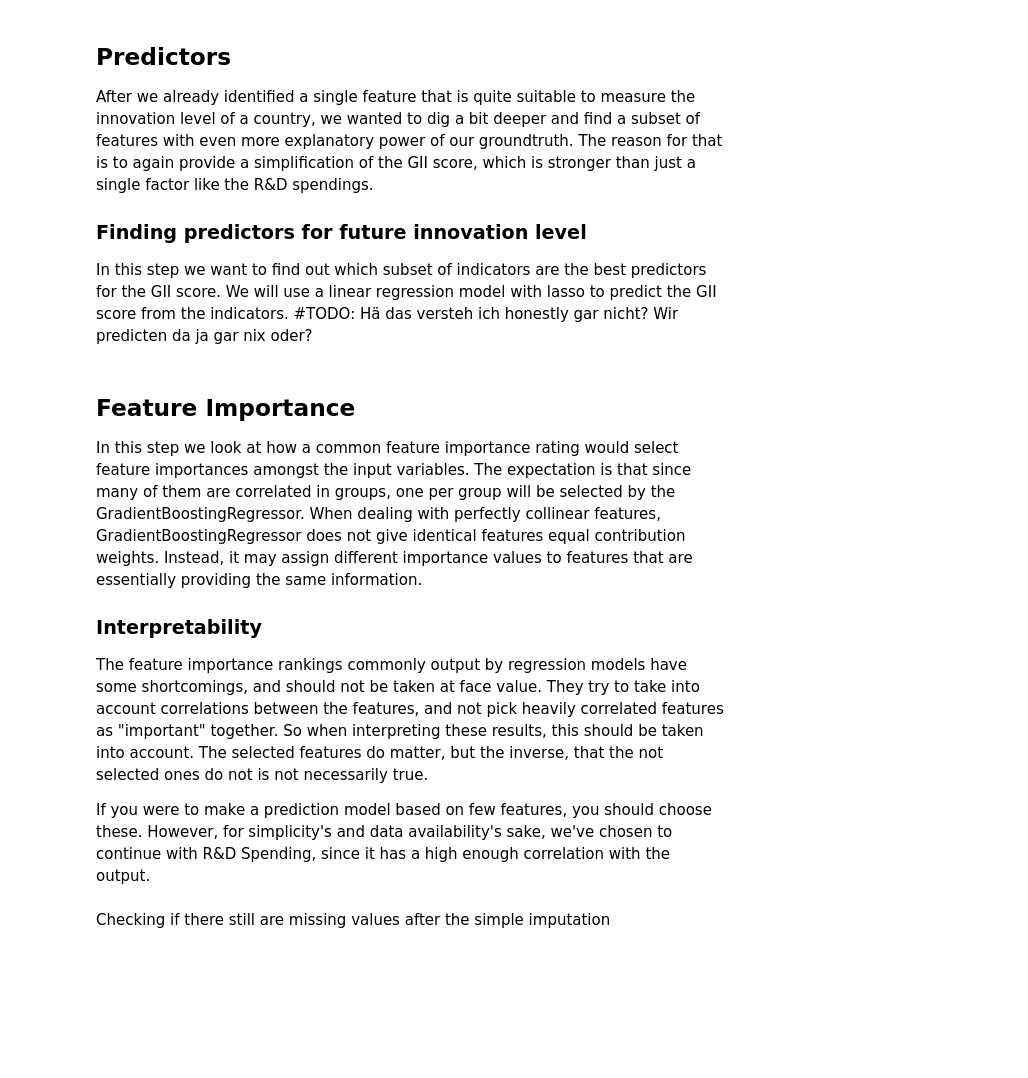
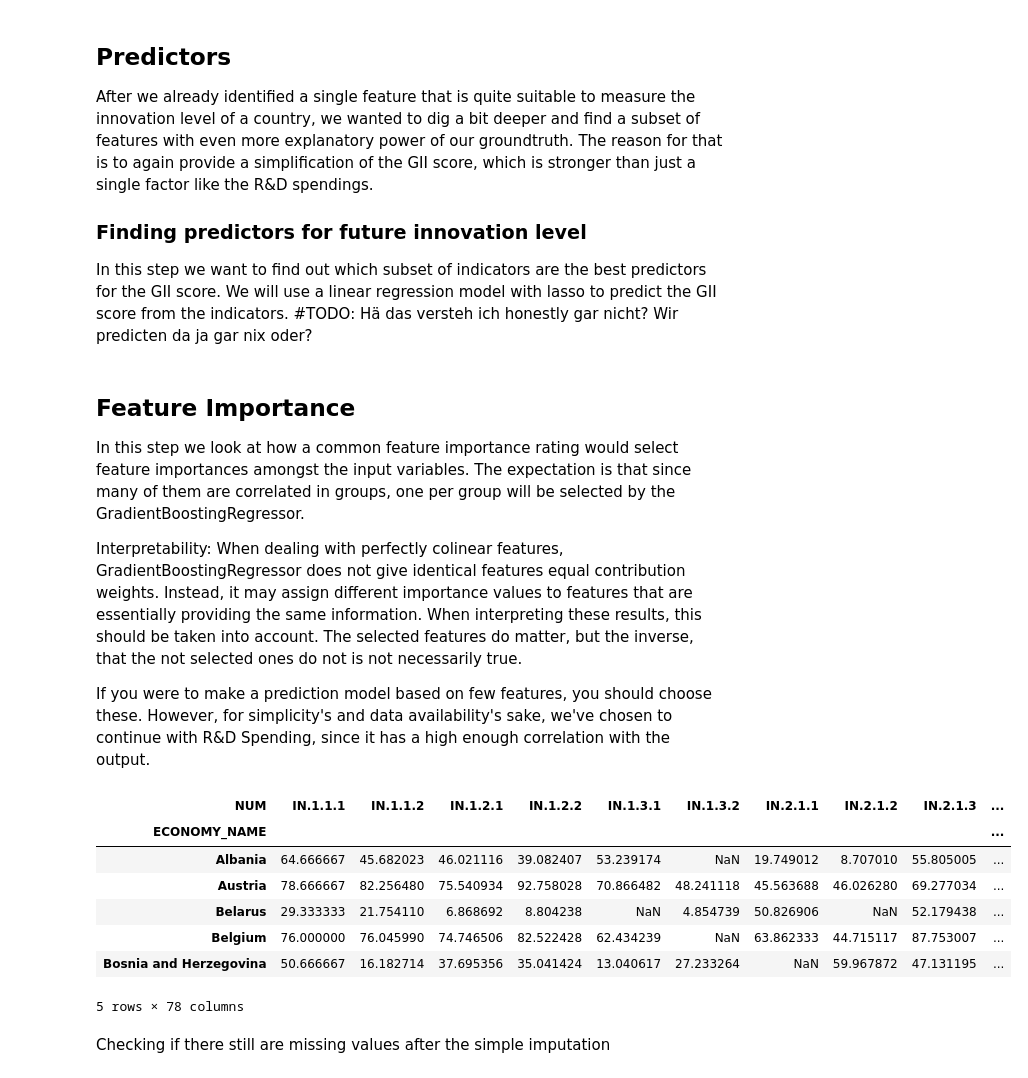
Before and after one commit to StefanHamm/DOPP_WS24, a Jupyter notebook: notebooks/Consolidated.ipynb, the cells around one changed output. Cells and saved outputs as stored; diff of their text form; code cells hidden in the pictures; blank space fills up the shorter version.

```diff
--- a/notebooks/Consolidated.ipynb
+++ b/notebooks/Consolidated.ipynb
@@ -428,12 +409,24 @@ import numpy as np
 
 In this step we look at how a common feature importance rating would select feature importances amongst the input variables.
 The expectation is that since many of them are correlated in groups, one per group will be selected by the GradientBoostingRegressor.
-When dealing with perfectly collinear features, GradientBoostingRegressor does not give identical features equal contribution weights. Instead, it may assign different importance values to features that are essentially providing the same information.
 
-### Interpretability
-The feature importance rankings commonly output by regression models have some shortcomings, and should not be taken at face value. They try to take into account correlations between the features, and not pick heavily correlated features as "important" together. So when interpreting these results, this should be taken into account. The selected features do matter, but the inverse, that the not selected ones do not is not necessarily true.
+
+Interpretability:
+When dealing with perfectly colinear features, GradientBoostingRegressor does not give identical features equal contribution weights. Instead, it may assign different importance values to features that are essentially providing the same information.
+When interpreting these results, this should be taken into account. The selected features do matter, but the inverse, that the not selected ones do not is not necessarily true.
 
 If you were to make a prediction model based on few features, you should choose these. However, for simplicity's and data availability's sake, we've chosen to continue with R&D Spending, since it has a high enough correlation with the output.
+# %%
+df_scores_raw_2024.head()
+# %% [output]
+| NUM | IN.1.1.1 | IN.1.1.2 | IN.1.2.1 | IN.1.2.2 | IN.1.3.1 | IN.1.3.2 | IN.2.1.1 | IN.2.1.2 | IN.2.1.3 | ... |
+| ECONOMY_NAME |  |  |  |  |  |  |  |  |  | ... |
+| Albania | 64.666667 | 45.682023 | 46.021116 | 39.082407 | 53.239174 | NaN | 19.749012 | 8.707010 | 55.805005 | ... |
+| Austria | 78.666667 | 82.256480 | 75.540934 | 92.758028 | 70.866482 | 48.241118 | 45.563688 | 46.026280 | 69.277034 | ... |
+| Belarus | 29.333333 | 21.754110 | 6.868692 | 8.804238 | NaN | 4.854739 | 50.826906 | NaN | 52.179438 | ... |
+| Belgium | 76.000000 | 76.045990 | 74.746506 | 82.522428 | 62.434239 | NaN | 63.862333 | 44.715117 | 87.753007 | ... |
+| Bosnia and Herzegovina | 50.666667 | 16.182714 | 37.695356 | 35.041424 | 13.040617 | 27.233264 | NaN | 59.967872 | 47.131195 | ... |
+5 rows × 78 columns
 # %%
 from sklearn.svm import LinearSVR
 from  sklearn.ensemble import GradientBoostingRegressor
```
Also changed, not shown: parts of 4 cells of this notebook.
